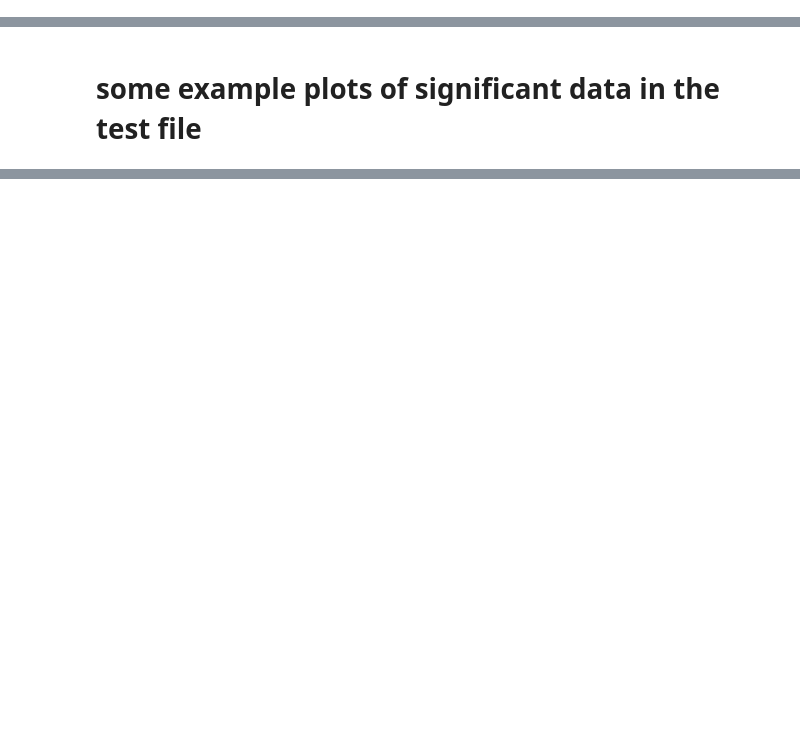
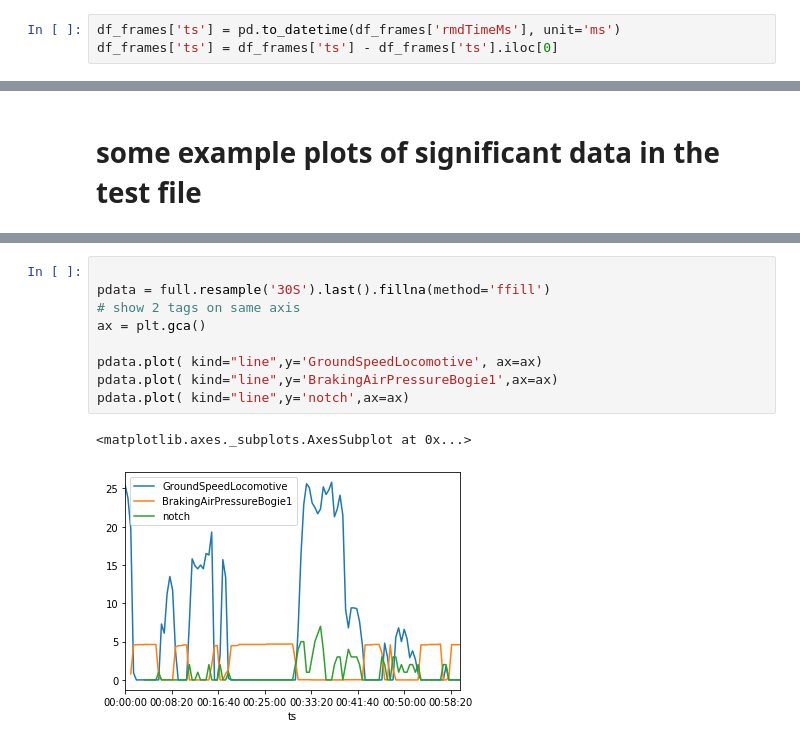
Before and after one commit to tonyroy/long-test, a Jupyter notebook: long.ipynb, the cells around one changed output, grey strips where cells are left out. Drawn from its saved outputs; the diff is of its cells as text; blank space fills up the shorter version.

```diff
--- a/long.ipynb
+++ b/long.ipynb
@@ -16,3 +16,6 @@ pd.set_option('display.max_rows', None)
 df_log = pd.read_json('long.json', lines=True)
 ## extract the json from the payload
 df_frames = pd.concat([pd.DataFrame(json_normalize(x,'frames',['vehicleNumber','receiveTimeMs','rmdTimeMs','pktId'], errors='ignore',max_level=0)) for x in df_log['payload']], ignore_index=True )
+# %%
+df_frames['ts'] = pd.to_datetime(df_frames['rmdTimeMs'], unit='ms')
+df_frames['ts'] = df_frames['ts'] - df_frames['ts'].iloc[0]
@@ -92,0 +126,12 @@ pdata.plot( kind="line", y='CoolantTankLevel')
+# %%
+
+pdata = full.resample('30S').last().fillna(method='ffill')
+# show 2 tags on same axis
+ax = plt.gca()
+
+pdata.plot( kind="line",y='GroundSpeedLocomotive', ax=ax)
+pdata.plot( kind="line",y='BrakingAirPressureBogie1',ax=ax)
+pdata.plot( kind="line",y='notch',ax=ax)
+# %% [output]
+<matplotlib.axes._subplots.AxesSubplot at 0x...>
+[figure, added]
```
Also changed, not shown: parts of 11 cells of this notebook.
